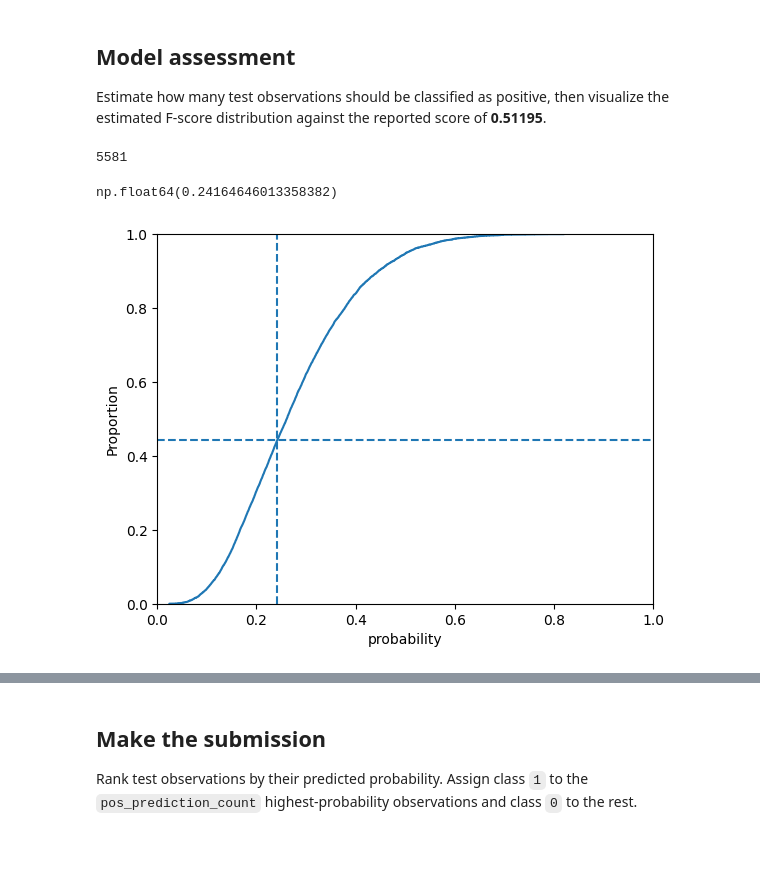
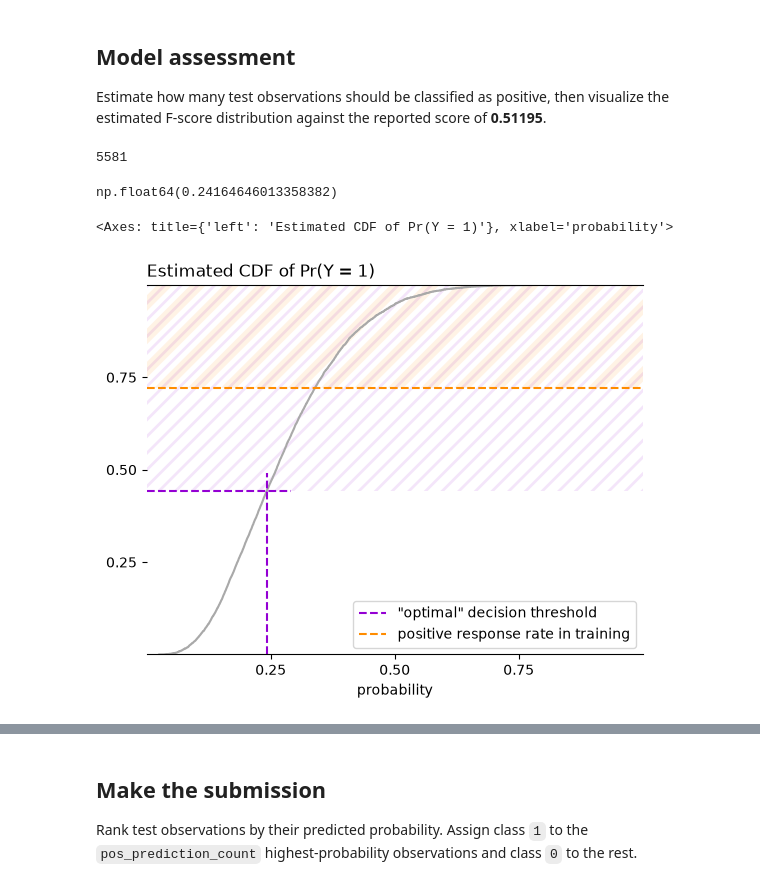
Before and after one commit to CrepeGoat/CU-2026F-STAT5610-kaggle-project, a Jupyter notebook: code/logreg_model.ipynb, the cells around one changed output, grey strips where cells are left out. Drawn from its saved outputs; the diff is of its cells as text; code cells hidden in the pictures; blank space fills up the shorter version.

Commit message:
cleaned up model assessment plots

```diff
--- a/code/logreg_model.ipynb
+++ b/code/logreg_model.ipynb
@@ -139,19 +139,24 @@ Estimate how many test observations should be classified as positive, then visua
 # %%
 pos_prediction_count, threshold = th.estimate_optimal_threshold(
     prediction_probs
 )
 
-ax = sns.ecdfplot(prediction_probs)
-ax.set_xlim(0, 1)
-ax.hlines(1 - (pos_prediction_count / len(prediction_probs)), 0, 1, linestyles="--")
-ax.vlines(threshold, 0, 1, linestyles="--")
-
 display(pos_prediction_count)
 display(threshold)
+
+display(
+    th.plot_probs(
+        probs=prediction_probs,
+        expt_prob=np.mean(df_train.Y.astype(np.int64)),
+        threshold=threshold,
+        pos_pred_count=pos_prediction_count,
+    )
+)
 # %% [output]
 5581
 np.float64(0.24164646013358382)
+<Axes: title={'left': 'Estimated CDF of Pr(Y = 1)'}, xlabel='probability'>
-[figure, old version]
+[figure, new version]
 # %%
 rng = np.random.default_rng(1)
 
```
Also changed, not shown: parts of 2 cells of this notebook, 4 other files.
